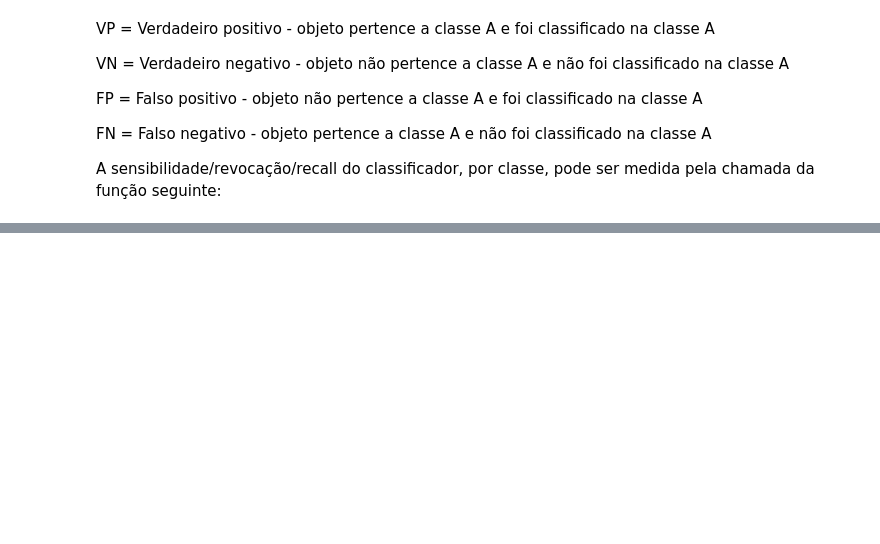
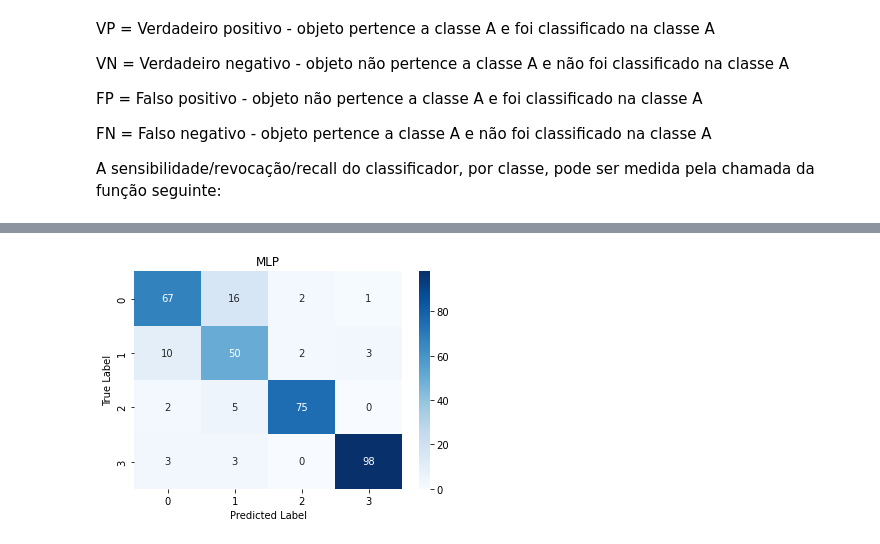
Before and after one commit to andressagomes26/MachineLearning_AcademyBootcamp, a Jupyter notebook: Trilha Intermediária/Classificacao_de_Imagens.ipynb, the cells around one changed output, grey strips where cells are left out. Cells and saved outputs as stored; diff of their text form; code cells hidden in the pictures; blank space fills up the shorter version.

```diff
--- a/Trilha Intermediária/Classificacao_de_Imagens.ipynb
+++ b/Trilha Intermediária/Classificacao_de_Imagens.ipynb
@@ -238,0 +306,4 @@ precision random_forest: [0.81318681 0.75       0.88343558 0.97695853]
+# %%
+get_confusion_matrix(y_test, results[1], modelo[1])
+# %% [output]
+[figure, added]
```
Also changed, not shown: parts of 19 cells of this notebook.
